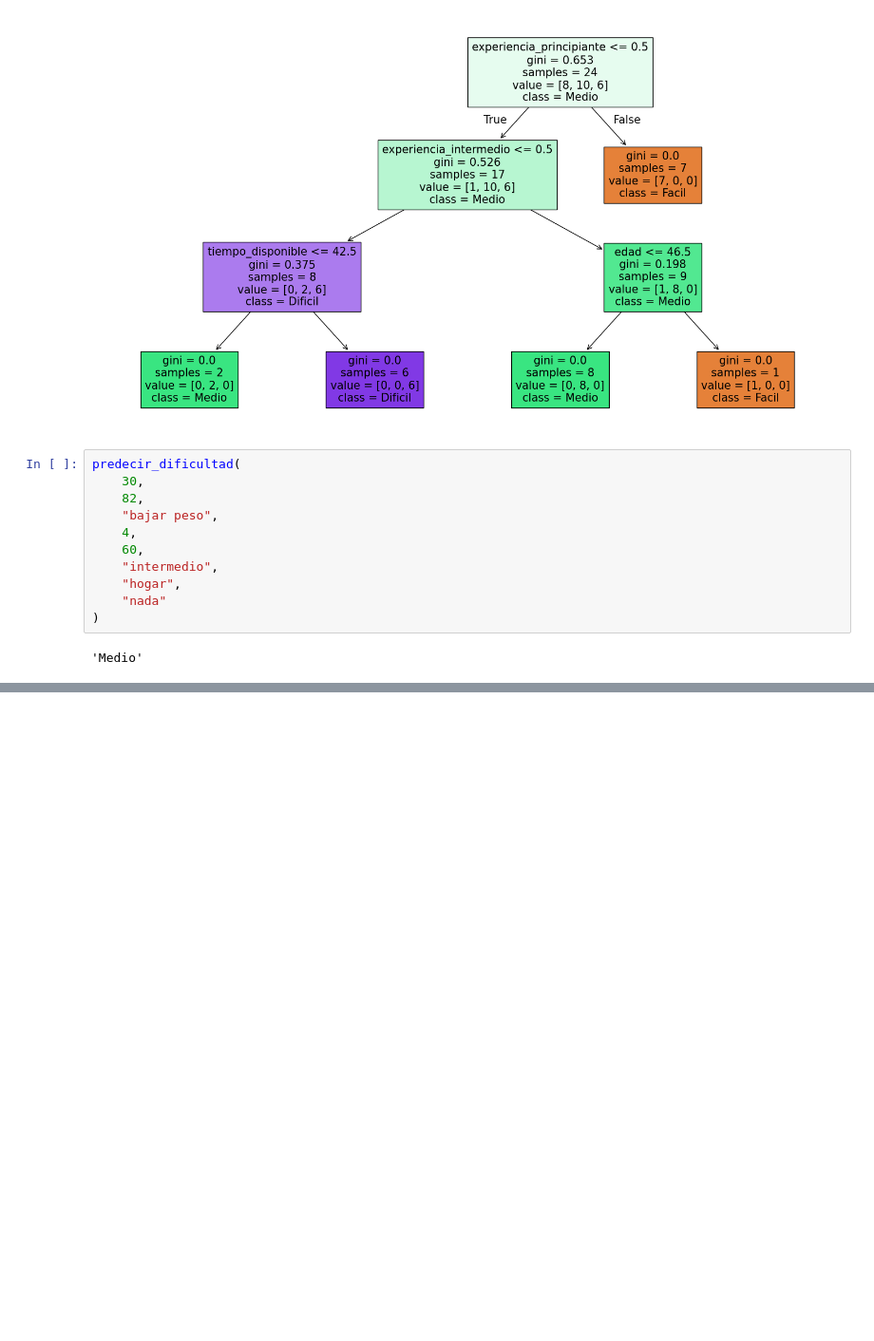
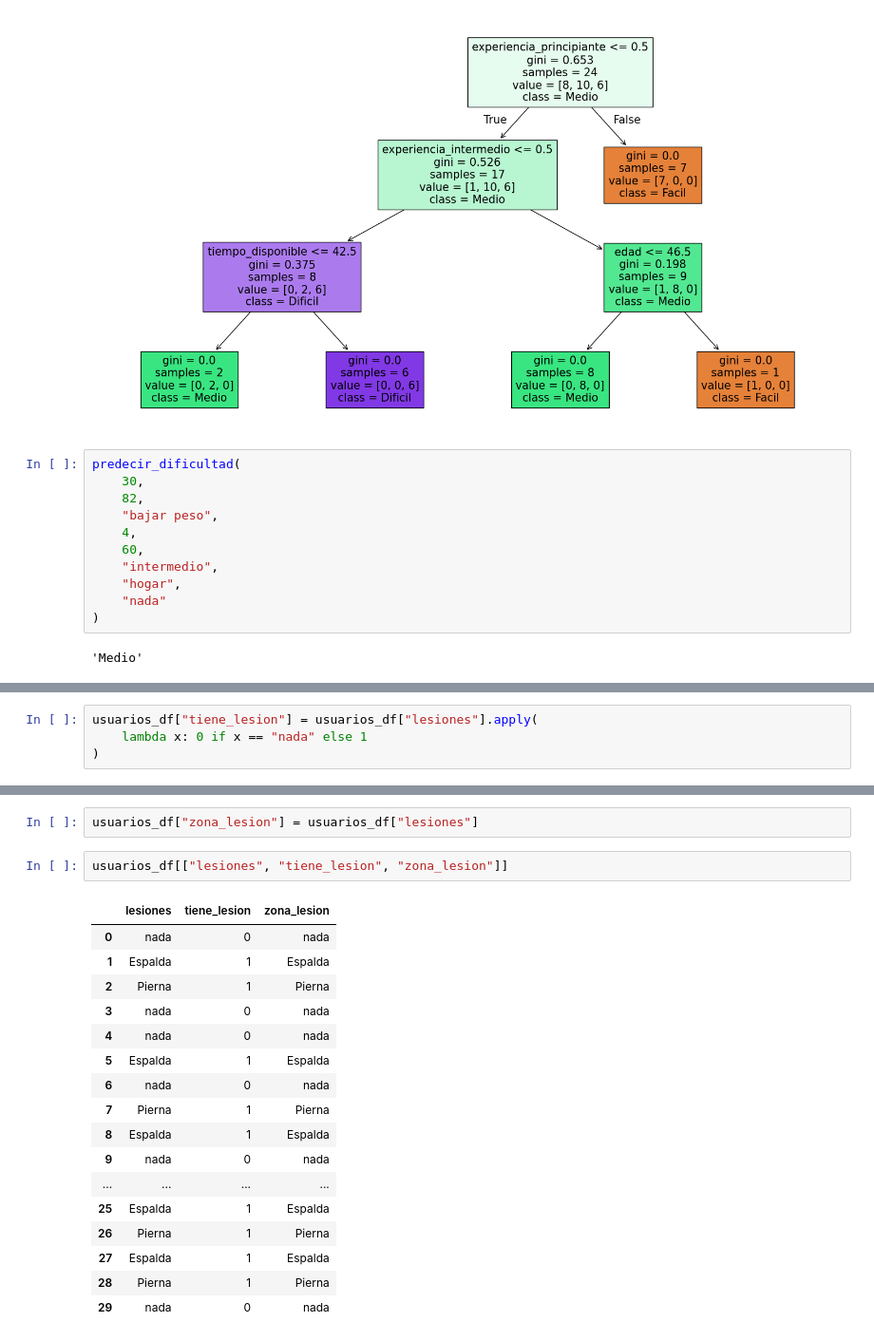
Before and after one commit to luci-o/LIFE-FIT, a Jupyter notebook: IA/index.ipynb, the cells around one changed output, grey strips where cells are left out. Shown at 95% size. Cells and saved outputs as stored; diff of their text form; blank space fills up the shorter version.

```diff
--- a/IA/index.ipynb
+++ b/IA/index.ipynb
@@ -642,0 +676,4 @@ predecir_dificultad(
+# %%
+usuarios_df["tiene_lesion"] = usuarios_df["lesiones"].apply(
+    lambda x: 0 if x == "nada" else 1
+)
@@ -642,0 +700,22 @@ predecir_dificultad(
+# %%
+usuarios_df["zona_lesion"] = usuarios_df["lesiones"]
+# %%
+usuarios_df[["lesiones", "tiene_lesion", "zona_lesion"]]
+# %% [output]
+|  | lesiones | tiene_lesion | zona_lesion |
+| 0 | nada | 0 | nada |
+| 1 | Espalda | 1 | Espalda |
+| 2 | Pierna | 1 | Pierna |
+| 3 | nada | 0 | nada |
+| 4 | nada | 0 | nada |
+| 5 | Espalda | 1 | Espalda |
+| 6 | nada | 0 | nada |
+| 7 | Pierna | 1 | Pierna |
+| 8 | Espalda | 1 | Espalda |
+| 9 | nada | 0 | nada |
+| ... | ... | ... | ... |
+| 25 | Espalda | 1 | Espalda |
+| 26 | Pierna | 1 | Pierna |
+| 27 | Espalda | 1 | Espalda |
+| 28 | Pierna | 1 | Pierna |
+| 29 | nada | 0 | nada |
```
Also changed, not shown: parts of 27 cells of this notebook.
